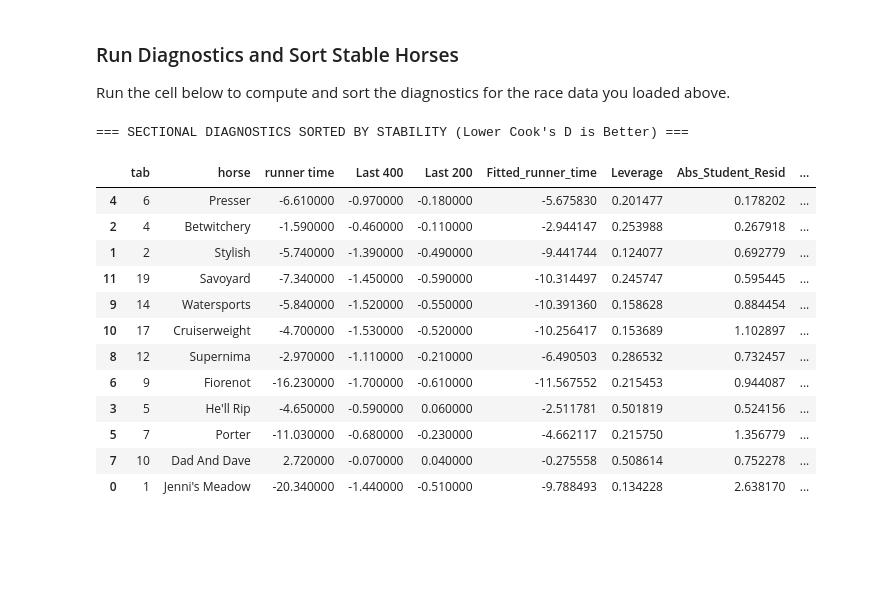
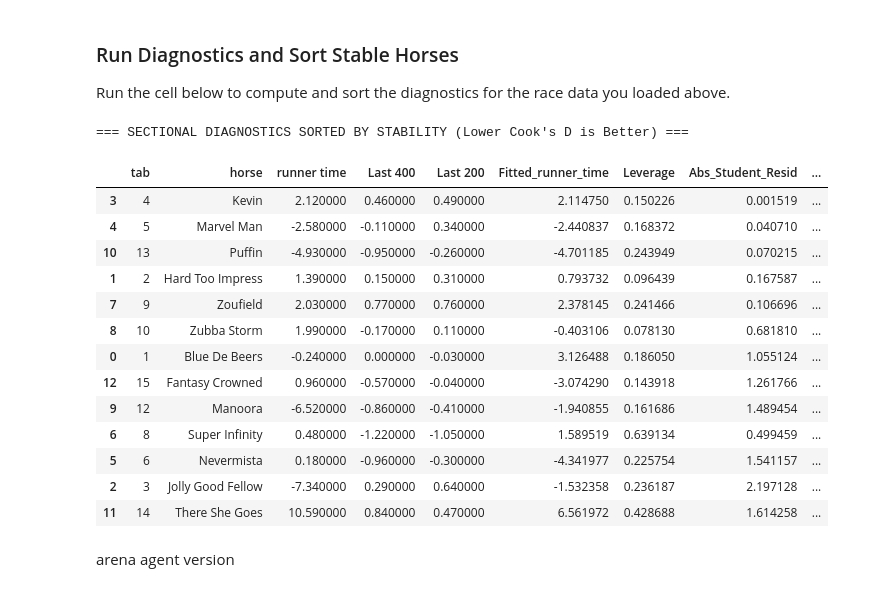
Before and after one commit to davesagit123/blank-app, a Jupyter notebook: LEVERAGE,_OUTLIERS,_&amp;_INFLUENTIAL_POINTS.ipynb, the cells around one changed output. Cells and saved outputs as stored; diff of their text form; code cells hidden in the pictures; blank space fills up the shorter version.

```diff
--- a/LEVERAGE,_OUTLIERS,_&amp;_INFLUENTIAL_POINTS.ipynb
+++ b/LEVERAGE,_OUTLIERS,_&amp;_INFLUENTIAL_POINTS.ipynb
@@ -366,60 +362,82 @@ import statsmodels.api as sm
 # 1. Load and parse the sectional data
 raw_sectional_data = """
 tab	horse	runner time	Last 400	Last 200
-1	Jenni's Meadow	-20.34L	-1.44L	-0.51L
-2	Stylish	-5.74L	-1.39L	-0.49L
-4	Betwitchery	-1.59L	-0.46L	-0.11L
-5	He'll Rip	-4.65L	-0.59L	+0.06L
-6	Presser	-6.61L	-0.97L	-0.18L
-7	Porter	-11.03L	-0.68L	-0.23L
-9	Fiorenot	-16.23L	-1.70L	-0.61L
-10	Dad And Dave	+2.72L	-0.07L	+0.04L
-12	Supernima	-2.97L	-1.11L	-0.21L
-14	Watersports	-5.84L	-1.52L	-0.55L
-17	Cruiserweight	-4.70L	-1.53L	-0.52L
-19	Savoyard	-7.34L	-1.45L	-0.59L
+1	Blue De Beers	-0.24L	+0.00L	-0.03L
+2	Hard Too Impress	+1.39L	+0.15L	+0.31L
+3	Jolly Good Fellow	-7.34L	+0.29L	+0.64L
+4	Kevin	+2.12L	+0.46L	+0.49L
+5	Marvel Man	-2.58L	-0.11L	+0.34L
+6	Nevermista	+0.18L	-0.96L	-0.30L
+8	Super Infinity	+0.48L	-1.22L	-1.05L
+9	Zoufield	+2.03L	+0.77L	+0.76L
+10	Zubba Storm	+1.99L	-0.17L	+0.11L
+12	Manoora	-6.52L	-0.86L	-0.41L
+13	Puffin	-4.93L	-0.95L	-0.26L
+14	There She Goes	+10.59L	+0.84L	+0.47L
+15	Fantasy Crowned	+0.96L	-0.57L	-0.04L
+
+
+
+
+
+
+
+
+
+
+
+
+
+
+
+
+
+
 
 
 """
 
 df_sectionals = pd.read_csv(io.StringIO(raw_sectional_data.strip()), sep="\t")
 
 # Clean string values ('L' suffix and '+' prefixes) and convert to float
 for col in ['runner time', 'Last 400', 'Last 200']:
     df_sectionals[col] = df_sectionals[col].astype(str).str.replace('L', '', regex=False).str.replace('+', '', regex=False).astype(float)
 
 # 2. Fit regression model: Predict 'runner time' using 'Last 400' and 'Last 200'
 X_sect = sm.add_constant(df_sectionals[['Last 400', 'Last 200']])
 y_sect = df_sectionals['runner time']
 
 sect_model = sm.OLS(y_sect, X_sect).fit()
 sect_influence = sect_model.get_influence()
 
 # 3. Extract Diagnostics
 df_sect_diagnostics = df_sectionals.copy()
 df_sect_diagnostics['Fitted_runner_time'] = sect_model.fittedvalues
 df_sect_diagnostics['Leverage'] = sect_influence.hat_matrix_diag
 df_sect_diagnostics['Abs_Student_Resid'] = np.abs(sect_influence.resid_studentized_external)
 df_sect_diagnostics['Cooks_D'] = sect_influence.cooks_distance[0]
 
 # 4. Display Sorted Metrics (lower is better, color-coded for easy scanning)
 print("=== SECTIONAL DIAGNOSTICS SORTED BY STABILITY (Lower Cook's D is Better) ===")
 display(df_sect_diagnostics.sort_values(by='Cooks_D').style.background_gradient(
     cmap='viridis_r',
     subset=['Leverage', 'Abs_Student_Resid', 'Cooks_D']
 ))
 # %% [output]
 === SECTIONAL DIAGNOSTICS SORTED BY STABILITY (Lower Cook's D is Better) ===
 |  | tab | horse | runner time | Last 400 | Last 200 | Fitted_runner_time | Leverage | Abs_Student_Resid | ... |
-| 4 | 6 | Presser | -6.610000 | -0.970000 | -0.180000 | -5.675830 | 0.201477 | 0.178202 | ... |
-| 2 | 4 | Betwitchery | -1.590000 | -0.460000 | -0.110000 | -2.944147 | 0.253988 | 0.267918 | ... |
-| 1 | 2 | Stylish | -5.740000 | -1.390000 | -0.490000 | -9.441744 | 0.124077 | 0.692779 | ... |
-| 11 | 19 | Savoyard | -7.340000 | -1.450000 | -0.590000 | -10.314497 | 0.245747 | 0.595445 | ... |
-| 9 | 14 | Watersports | -5.840000 | -1.520000 | -0.550000 | -10.391360 | 0.158628 | 0.884454 | ... |
-| 10 | 17 | Cruiserweight | -4.700000 | -1.530000 | -0.520000 | -10.256417 | 0.153689 | 1.102897 | ... |
-| 8 | 12 | Supernima | -2.970000 | -1.110000 | -0.210000 | -6.490503 | 0.286532 | 0.732457 | ... |
-| 6 | 9 | Fiorenot | -16.230000 | -1.700000 | -0.610000 | -11.567552 | 0.215453 | 0.944087 | ... |
-| 3 | 5 | He'll Rip | -4.650000 | -0.590000 | 0.060000 | -2.511781 | 0.501819 | 0.524156 | ... |
-| 5 | 7 | Porter | -11.030000 | -0.680000 | -0.230000 | -4.662117 | 0.215750 | 1.356779 | ... |
-| 7 | 10 | Dad And Dave | 2.720000 | -0.070000 | 0.040000 | -0.275558 | 0.508614 | 0.752278 | ... |
-| 0 | 1 | Jenni's Meadow | -20.340000 | -1.440000 | -0.510000 | -9.788493 | 0.134228 | 2.638170 | ... |
+| 3 | 4 | Kevin | 2.120000 | 0.460000 | 0.490000 | 2.114750 | 0.150226 | 0.001519 | ... |
+| 4 | 5 | Marvel Man | -2.580000 | -0.110000 | 0.340000 | -2.440837 | 0.168372 | 0.040710 | ... |
+| 10 | 13 | Puffin | -4.930000 | -0.950000 | -0.260000 | -4.701185 | 0.243949 | 0.070215 | ... |
+| 1 | 2 | Hard Too Impress | 1.390000 | 0.150000 | 0.310000 | 0.793732 | 0.096439 | 0.167587 | ... |
+| 7 | 9 | Zoufield | 2.030000 | 0.770000 | 0.760000 | 2.378145 | 0.241466 | 0.106696 | ... |
+| 8 | 10 | Zubba Storm | 1.990000 | -0.170000 | 0.110000 | -0.403106 | 0.078130 | 0.681810 | ... |
+| 0 | 1 | Blue De Beers | -0.240000 | 0.000000 | -0.030000 | 3.126488 | 0.186050 | 1.055124 | ... |
+| 12 | 15 | Fantasy Crowned | 0.960000 | -0.570000 | -0.040000 | -3.074290 | 0.143918 | 1.261766 | ... |
+| 9 | 12 | Manoora | -6.520000 | -0.860000 | -0.410000 | -1.940855 | 0.161686 | 1.489454 | ... |
+| 6 | 8 | Super Infinity | 0.480000 | -1.220000 | -1.050000 | 1.589519 | 0.639134 | 0.499459 | ... |
+| 5 | 6 | Nevermista | 0.180000 | -0.960000 | -0.300000 | -4.341977 | 0.225754 | 1.541157 | ... |
+| 2 | 3 | Jolly Good Fellow | -7.340000 | 0.290000 | 0.640000 | -1.532358 | 0.236187 | 2.197128 | ... |
+| 11 | 14 | There She Goes | 10.590000 | 0.840000 | 0.470000 | 6.561972 | 0.428688 | 1.614258 | ... |
+# %% [markdown]
+arena agent version
```
Also changed, not shown: parts of 4 cells of this notebook.
